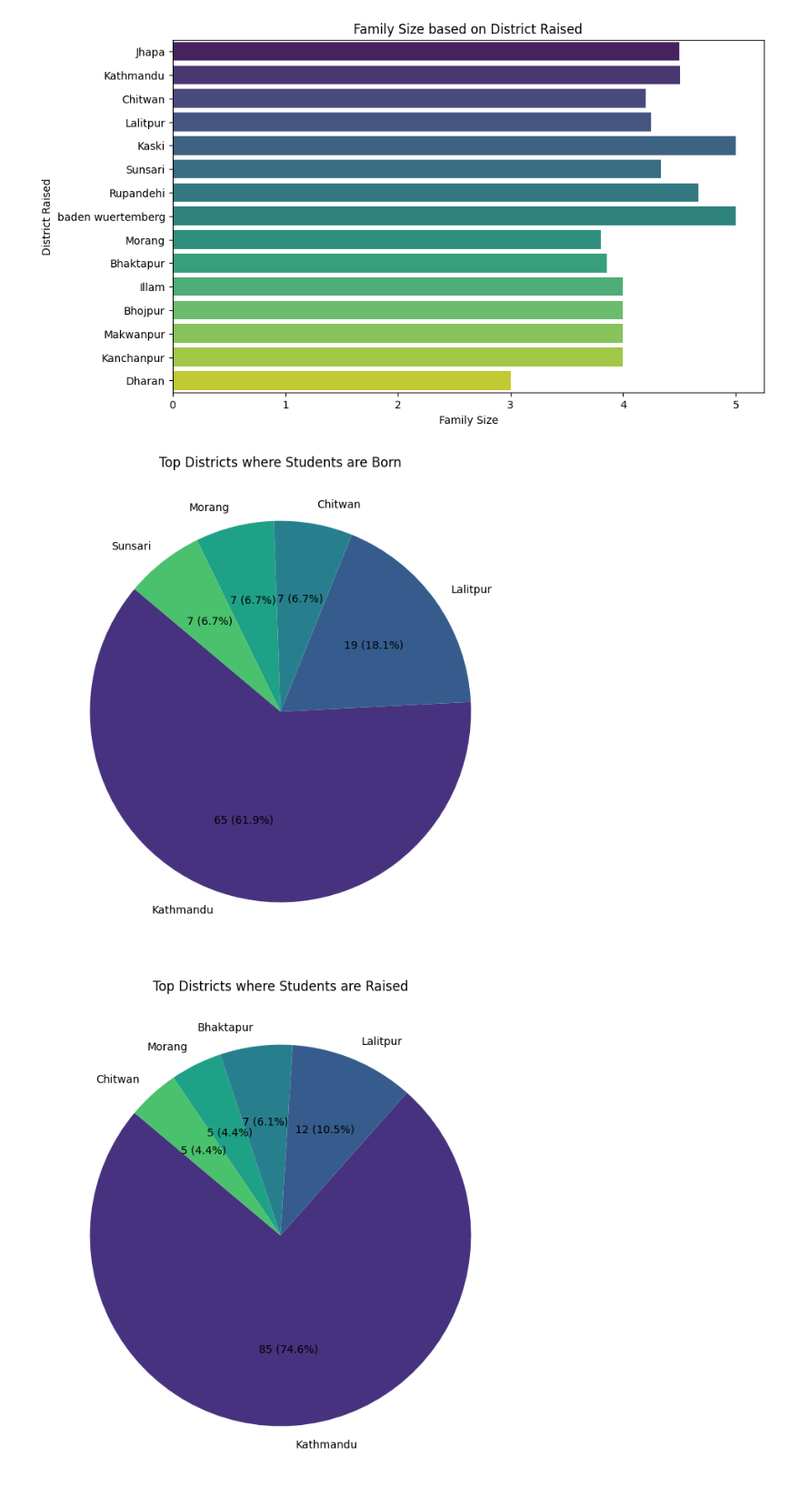
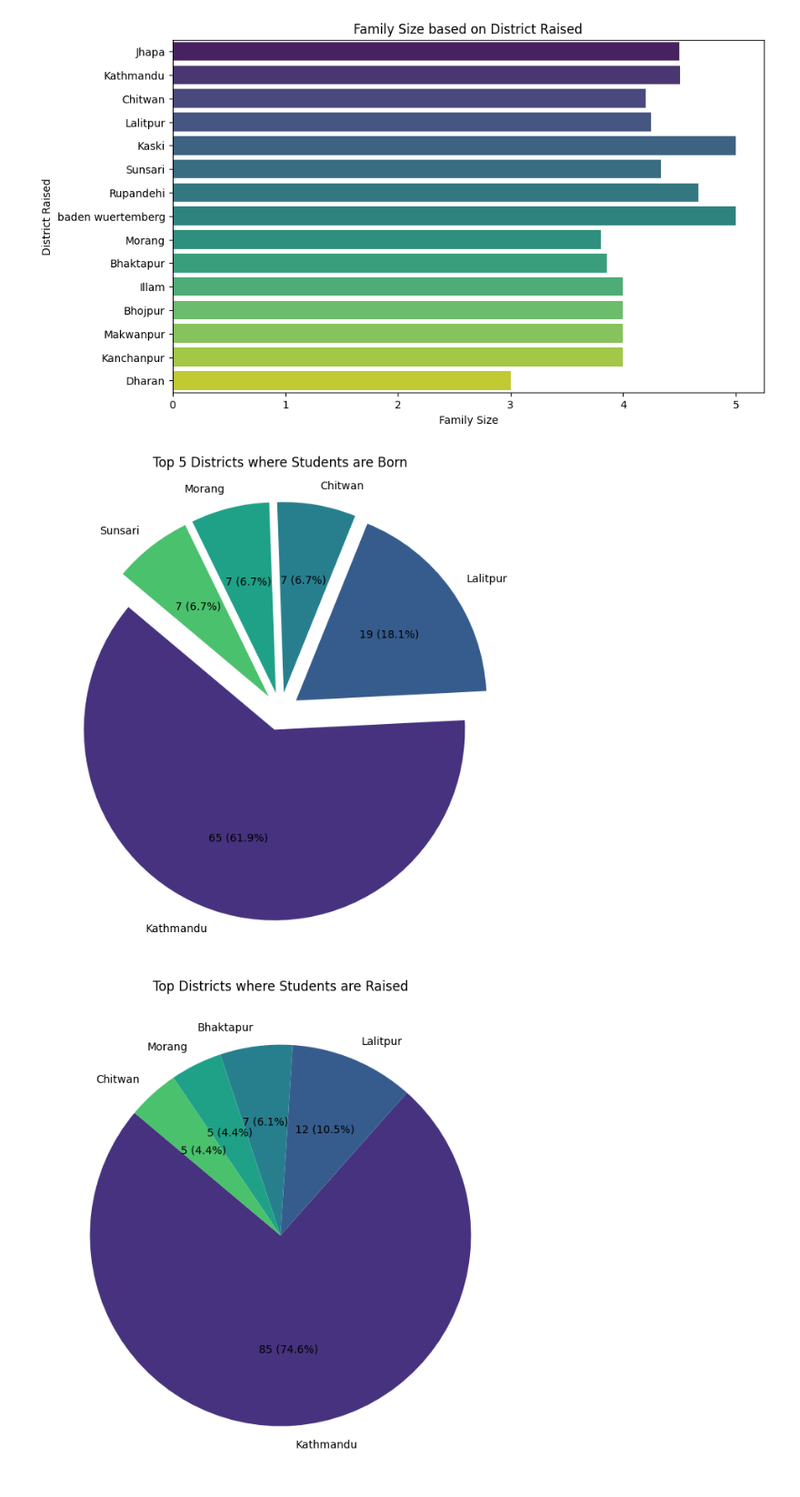
Before and after one commit to PIYUSH-R04/Data_analysis_demorgraphy, a Jupyter notebook: visualizations.ipynb, the cells around one changed output. Shown at 91% size. Drawn from its saved outputs; the diff is of its cells as text; code cells hidden in the pictures.

Commit message:
exploded pie chart

```diff
--- a/visualizations.ipynb
+++ b/visualizations.ipynb
@@ -159,18 +159,33 @@ plt.show()
 # %% [output]
 [figure]
 # %%
-# Top districts were students are born
+# # Top districts were students are born
+# disct_counts = df['Born'].value_counts()
+# top_districts = disct_counts.head()
+
+# plt.figure(figsize=(8, 8))
+# sns.set_palette("viridis")
+# plt.pie(top_districts, labels=top_districts.index, autopct=lambda p: '{:.0f} ({:.1f}%)'.format(p * sum(top_districts) / 100, p),
+#         startangle=140)
+# plt.title('Top Districts where Students are Born')
+# plt.show()
+
 disct_counts = df['Born'].value_counts()
-top_districts = disct_counts.head()
+top_districts = disct_counts.head(5)  # Get only the top 5 districts
 
 plt.figure(figsize=(8, 8))
 sns.set_palette("viridis")
+
+# Create a list with the same length as top_districts, specifying which slices to explode
+explode = [0.1 if district in top_districts.index else 0 for district in top_districts.index]
+
 plt.pie(top_districts, labels=top_districts.index, autopct=lambda p: '{:.0f} ({:.1f}%)'.format(p * sum(top_districts) / 100, p),
-        startangle=140)
-plt.title('Top Districts where Students are Born')
+        startangle=140, explode=explode)
+
+plt.title('Top 5 Districts where Students are Born')
 plt.show()
 # %% [output]
-[figure, old version]
+[figure, new version]
 # %%
 # top districts were students are raised
 disct_counts = df['Raised'].value_counts()
```
Also changed, not shown: parts of 1 cell of this notebook.
